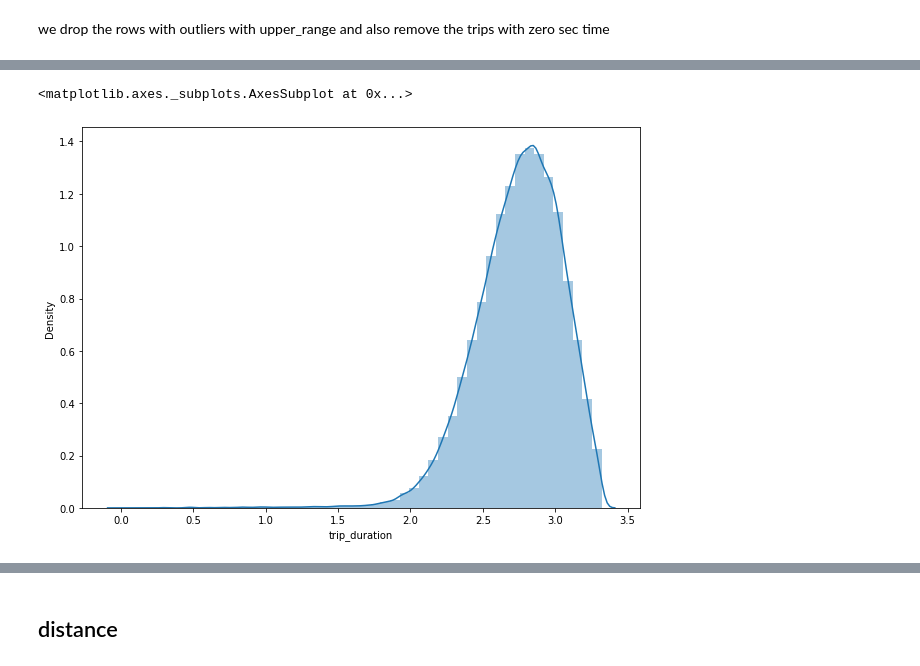
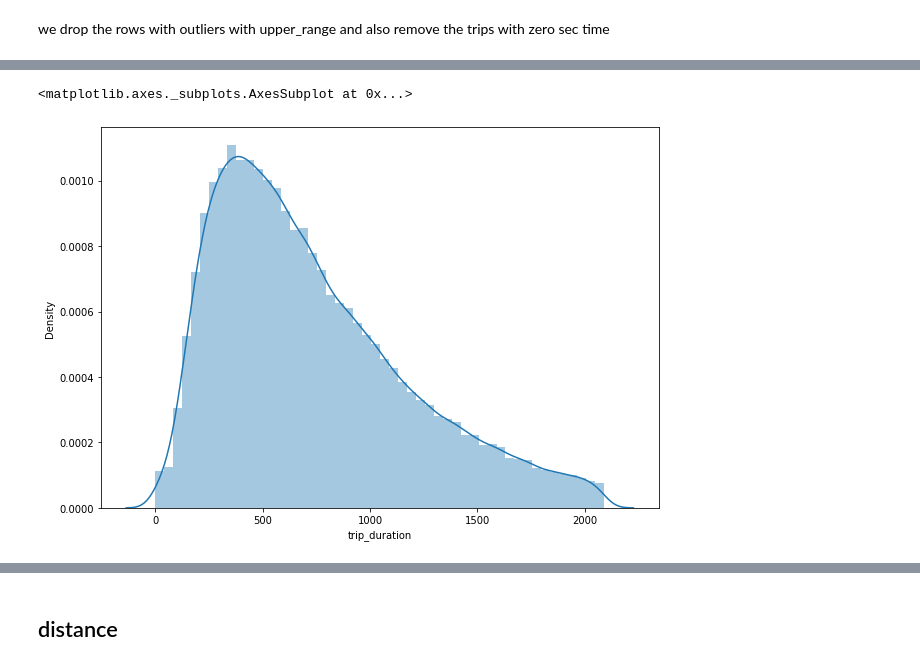
Before and after one commit to prabindebnath25/NYC-Taxi-Trip-Time-Prediction, a Jupyter notebook: NYC_Taxi_Trip_Time_Prediction_Capstone_Project.ipynb, the cells around one changed output, grey strips where cells are left out. Saved outputs shown, nothing was run; the diff lists cells and outputs as text; code cells hidden in the pictures.

```diff
--- a/NYC_Taxi_Trip_Time_Prediction_Capstone_Project.ipynb
+++ b/NYC_Taxi_Trip_Time_Prediction_Capstone_Project.ipynb
@@ -181,9 +190,9 @@ sns.boxplot(df['trip_duration'], color = 'red')
 # %%
 plt.figure(figsize= (10,7))
-sns.distplot(np.log10(df['trip_duration']))
+sns.distplot(df['trip_duration'])
 # %% [output]
 <matplotlib.axes._subplots.AxesSubplot at 0x...>
-[figure, old version]
+[figure, new version]
 # %%
 df.columns
 # %% [output]
```
Also changed, not shown: parts of 46 cells of this notebook.
